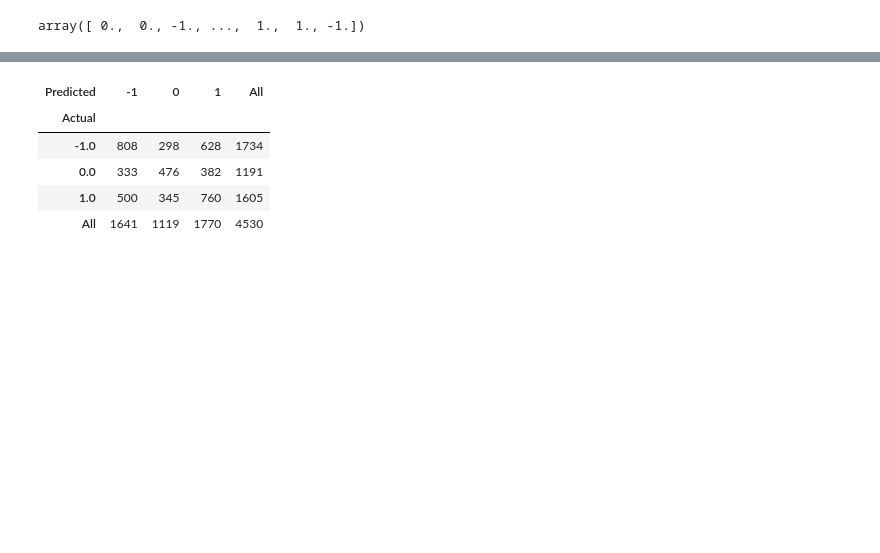
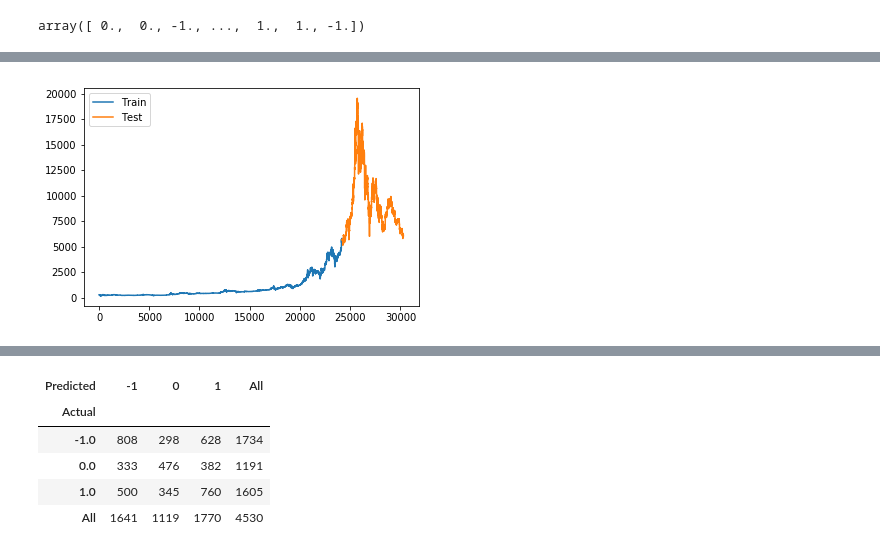
Before and after one commit to shoyasaxa/Crypto-Spikes, a Jupyter notebook: Price Spike Classification with Keras and LSTM.ipynb, the cells around one changed output, grey strips where cells are left out. Cells and saved outputs as stored; diff of their text form; code cells hidden in the pictures; blank space fills up the shorter version.

```diff
--- a/Price Spike Classification with Keras and LSTM.ipynb
+++ b/Price Spike Classification with Keras and LSTM.ipynb
@@ -339,3 +303,19 @@ Accuracy: 31.90%
+# %%
+train_size = int(len(X_volume) * 0.8)
+train_size = int(train_size/data_length) * data_length
+
+# val_size = int(train_size * 0.95)
+# val_size = int(val_size/data_length) * data_length
+
+plt.plot(df['Close'].iloc[:train_size], label='Train')
+#plt.plot(df['Close'].iloc[val_size:train_size], label='Validation')
+plt.plot(df['Close'].iloc[train_size:], label='Test')
+plt.legend()
+plt.show();
+
+# TODO: maybe move around so that validation is a little before peak to 24000 ish and test is a little before peak to end
+# %% [output]
+[figure, added]
 # %% [markdown]
 ### To test if Google Trends actually have any benefit in predicting spikes, I ran one with and without the trend data as input.
 
```
Also changed, not shown: parts of 8 cells of this notebook, 25 other files.
